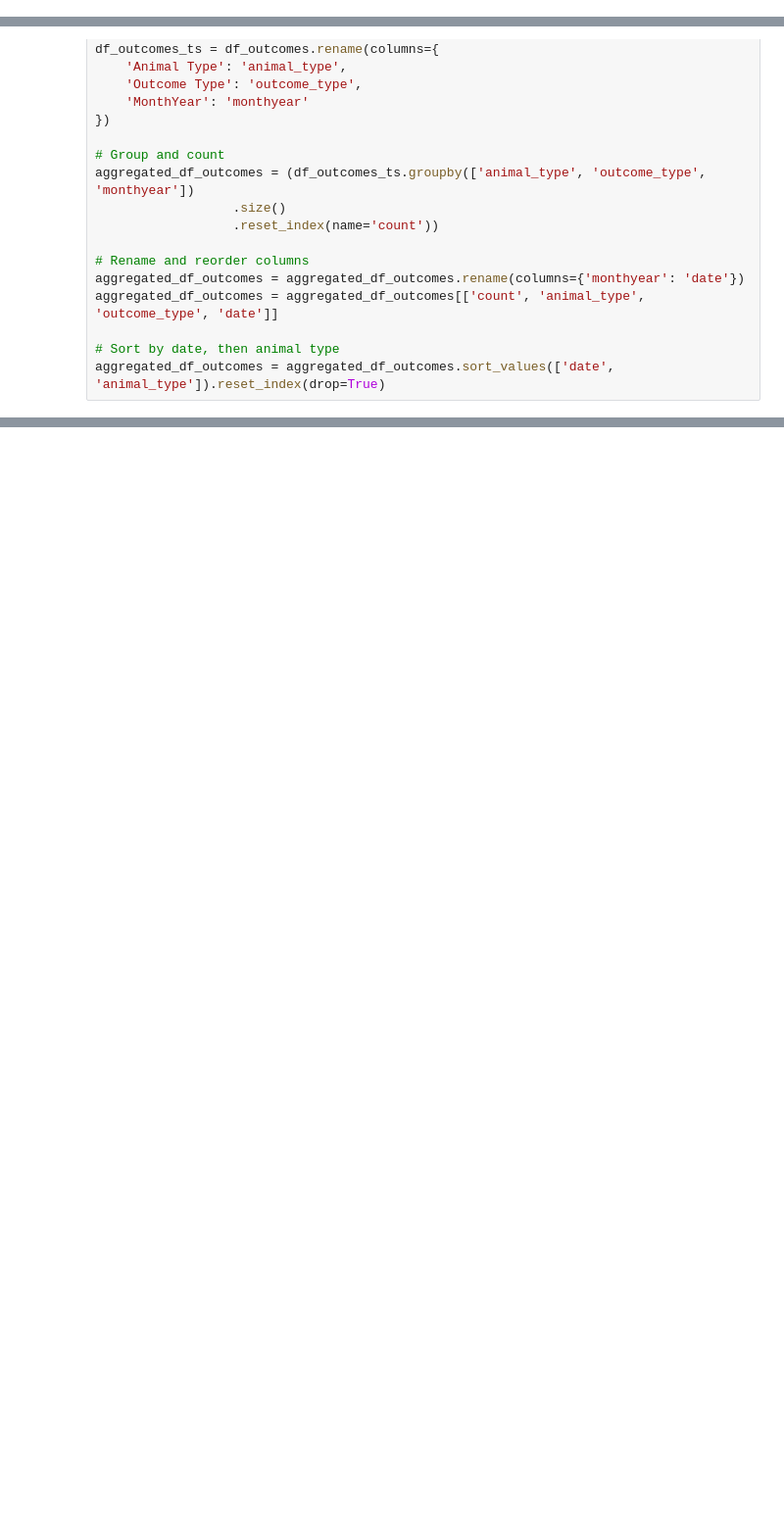
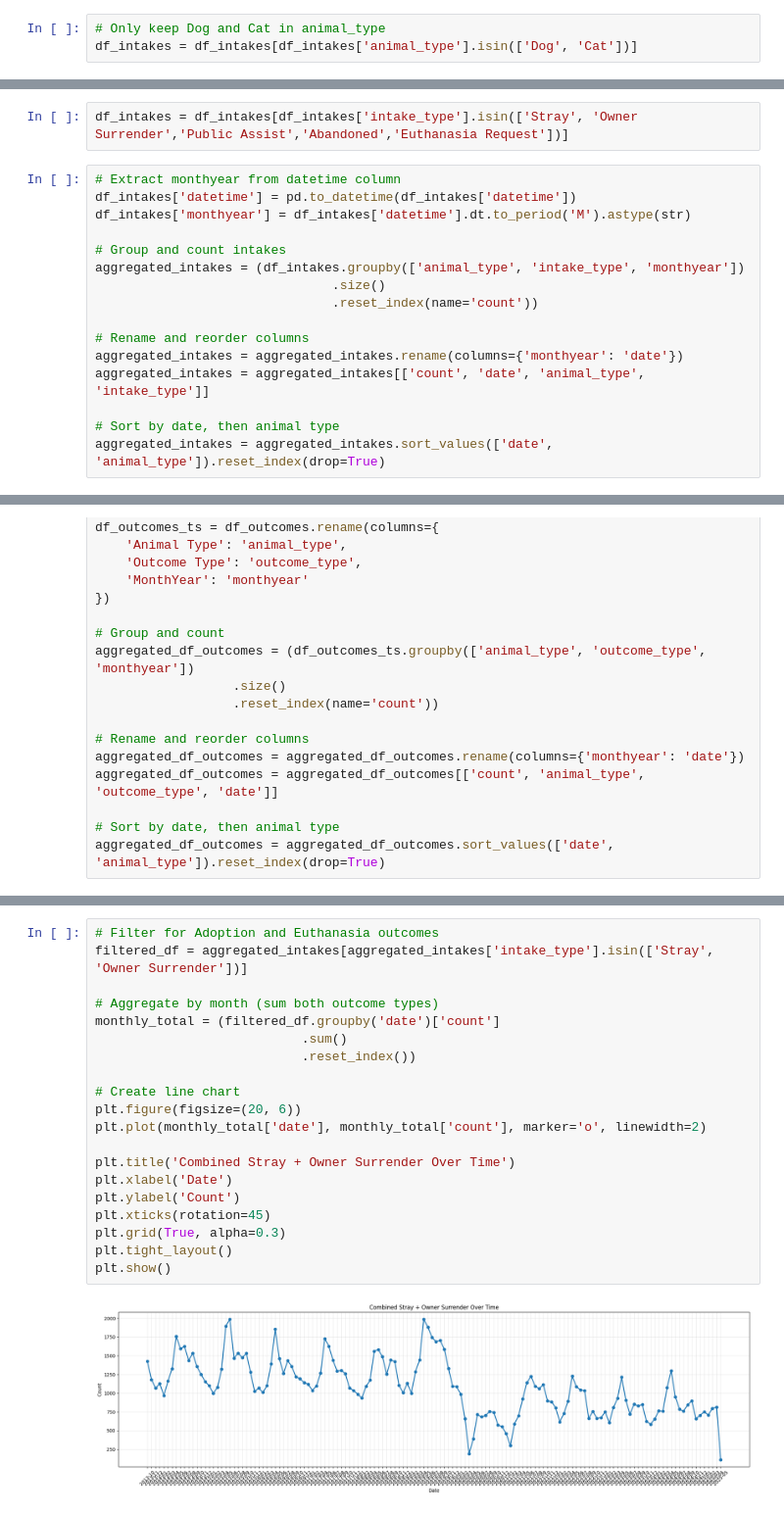
Before and after one commit to atharvavyas1/Lee-paw-faith, a Jupyter notebook: Notebooks/Austin_time_series.ipynb, the cells around one changed output, grey strips where cells are left out. Shown: that part at 98% size. Drawn from its saved outputs; the diff is of its cells as text; blank space fills up the shorter version.

```diff
--- a/Notebooks/Austin_time_series.ipynb
+++ b/Notebooks/Austin_time_series.ipynb
@@ -41,3 +41,6 @@ print(df_intakes['intake_type'].unique())
 # %% [output]
 ['Stray' 'Owner Surrender' 'Public Assist' 'Euthanasia Request' 'Wildlife'
  'Abandoned']
+# %%
+# Only keep Dog and Cat in animal_type
+df_intakes = df_intakes[df_intakes['animal_type'].isin(['Dog', 'Cat'])]
@@ -43,0 +58,18 @@ print(df_intakes['intake_type'].unique())
+# %%
+df_intakes = df_intakes[df_intakes['intake_type'].isin(['Stray', 'Owner Surrender','Public Assist','Abandoned','Euthanasia Request'])]
+# %%
+# Extract monthyear from datetime column
+df_intakes['datetime'] = pd.to_datetime(df_intakes['datetime'])
+df_intakes['monthyear'] = df_intakes['datetime'].dt.to_period('M').astype(str)
+
+# Group and count intakes
+aggregated_intakes = (df_intakes.groupby(['animal_type', 'intake_type', 'monthyear'])
+                               .size()
+                               .reset_index(name='count'))
+
+# Rename and reorder columns
+aggregated_intakes = aggregated_intakes.rename(columns={'monthyear': 'date'})
+aggregated_intakes = aggregated_intakes[['count', 'date', 'animal_type', 'intake_type']]
+
+# Sort by date, then animal type
+aggregated_intakes = aggregated_intakes.sort_values(['date', 'animal_type']).reset_index(drop=True)
@@ -117,0 +228,22 @@ aggregated_df_outcomes.head(20)
+# %%
+# Filter for Adoption and Euthanasia outcomes
+filtered_df = aggregated_intakes[aggregated_intakes['intake_type'].isin(['Stray', 'Owner Surrender'])]
+
+# Aggregate by month (sum both outcome types)
+monthly_total = (filtered_df.groupby('date')['count']
+                           .sum()
+                           .reset_index())
+
+# Create line chart
+plt.figure(figsize=(20, 6))
+plt.plot(monthly_total['date'], monthly_total['count'], marker='o', linewidth=2)
+
+plt.title('Combined Stray + Owner Surrender Over Time')
+plt.xlabel('Date')
+plt.ylabel('Count')
+plt.xticks(rotation=45)
+plt.grid(True, alpha=0.3)
+plt.tight_layout()
+plt.show()
+# %% [output]
+[figure, added]
```
Also changed, not shown: parts of 10 cells of this notebook.
